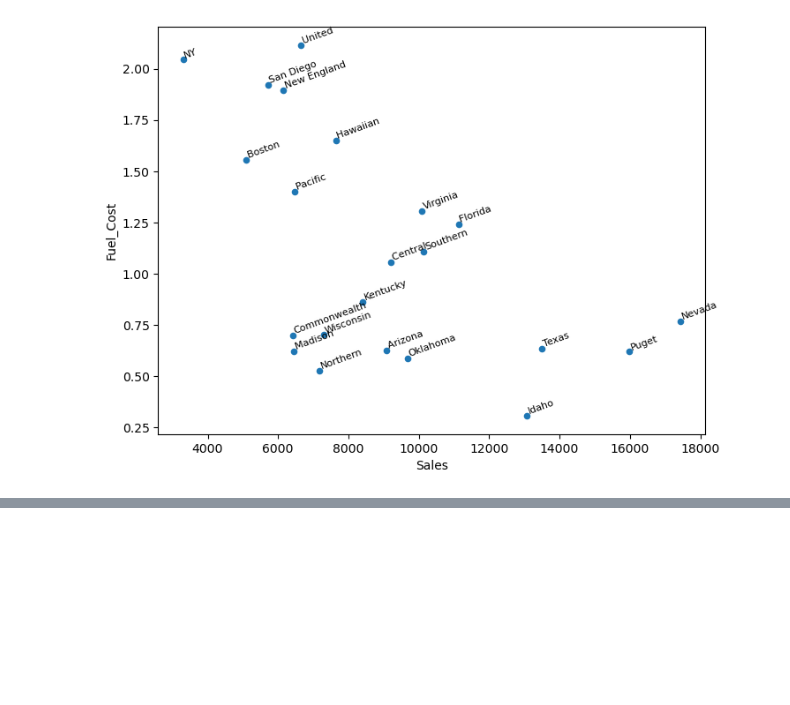
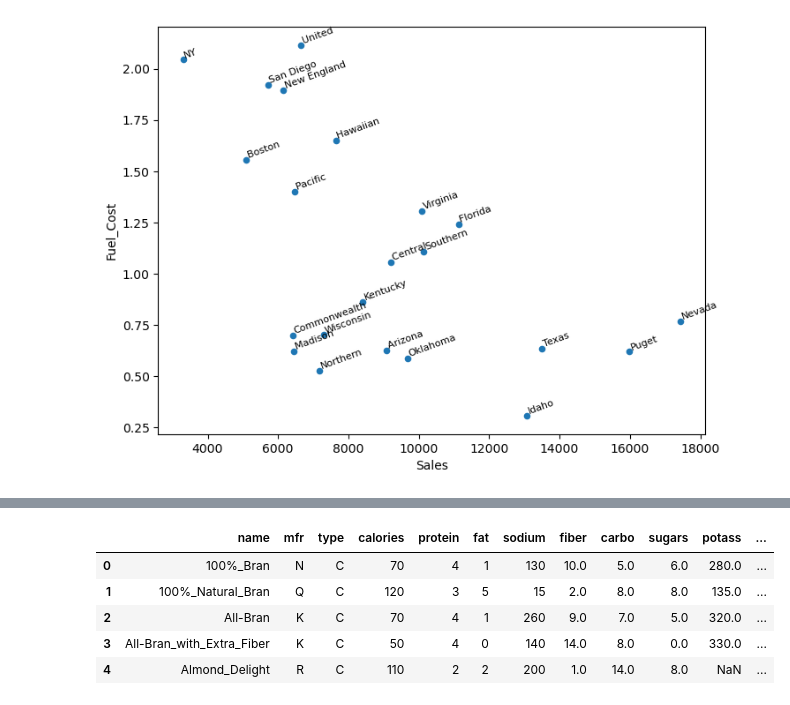
Before and after one commit to saketmathursg/personal_projects, a Jupyter notebook: dmba data/Learning_Project.ipynb, the cells around one changed output, grey strips where cells are left out. Saved outputs shown, nothing was run; the diff lists cells and outputs as text; code cells hidden in the pictures; blank space fills up the shorter version.

```diff
--- a/dmba data/Learning_Project.ipynb
+++ b/dmba data/Learning_Project.ipynb
@@ -222,0 +305,17 @@ ValueError: The truth value of a Series is ambiguous. Use a.empty, a.bool(), a.i
+# %%
+import pandas as pd
+import numpy as np
+import os
+import calendar
+import matplotlib.pyplot as plt
+import networkx as nx
+
+cereals = pd.read_csv('Cereals.csv')
+cereals.head(5)
+# %% [output]
+|  | name | mfr | type | calories | protein | fat | sodium | fiber | carbo | sugars | potass | ... |
+| 0 | 100%_Bran | N | C | 70 | 4 | 1 | 130 | 10.0 | 5.0 | 6.0 | 280.0 | ... |
+| 1 | 100%_Natural_Bran | Q | C | 120 | 3 | 5 | 15 | 2.0 | 8.0 | 8.0 | 135.0 | ... |
+| 2 | All-Bran | K | C | 70 | 4 | 1 | 260 | 9.0 | 7.0 | 5.0 | 320.0 | ... |
+| 3 | All-Bran_with_Extra_Fiber | K | C | 50 | 4 | 0 | 140 | 14.0 | 8.0 | 0.0 | 330.0 | ... |
+| 4 | Almond_Delight | R | C | 110 | 2 | 2 | 200 | 1.0 | 14.0 | 8.0 | NaN | ... |
```
Also changed, not shown: parts of 9 cells of this notebook, 3 other files.
